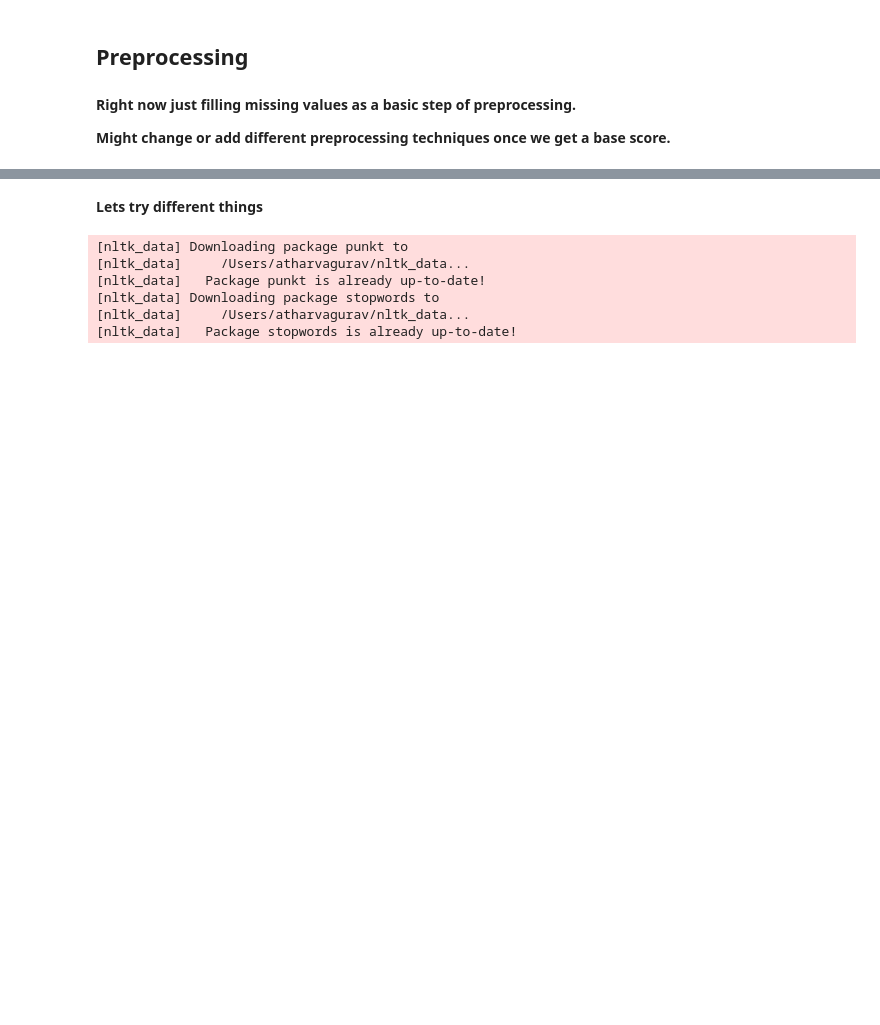
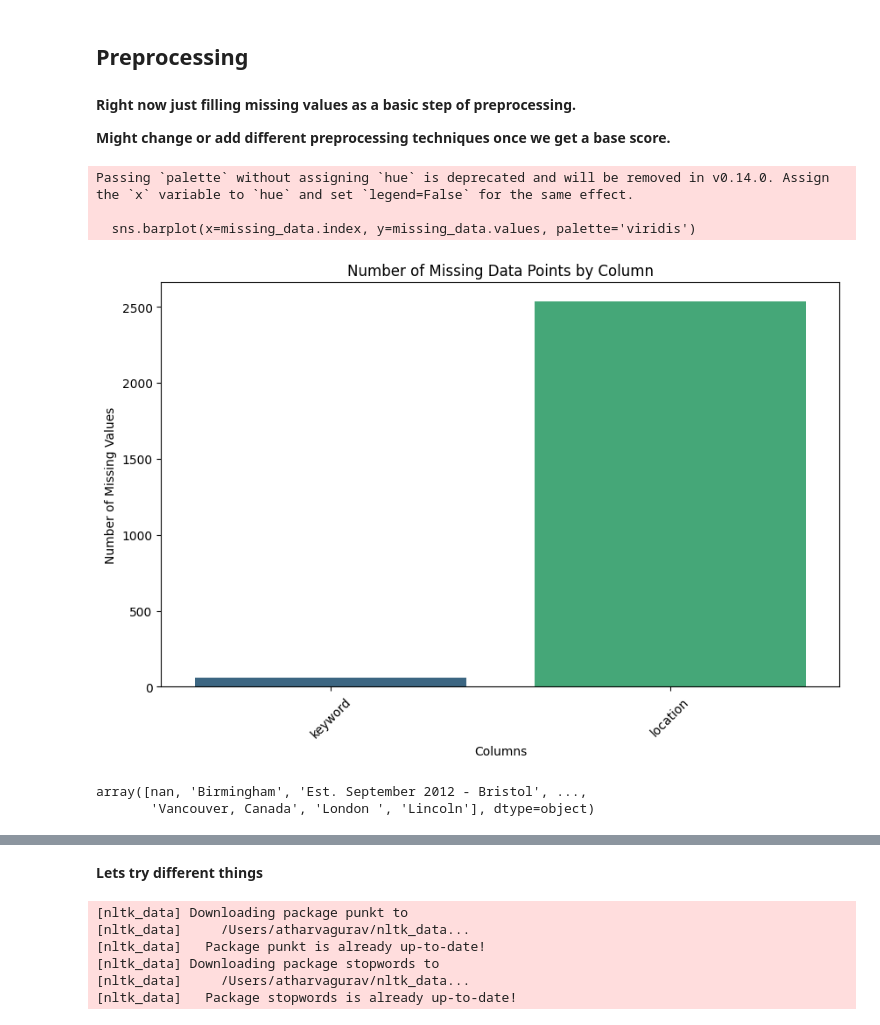
Before and after one commit to Guri10/NLP_Kaggle_Comp, a Jupyter notebook: NLP_Proj_1.ipynb, the cells around one changed output, grey strips where cells are left out. Cells and saved outputs as stored; diff of their text form; code cells hidden in the pictures; blank space fills up the shorter version.

```diff
--- a/NLP_Proj_1.ipynb
+++ b/NLP_Proj_1.ipynb
@@ -61,3 +62,33 @@ array([nan, 'ablaze', 'accident', 'aftershock', 'airplane%20accident',
 **Right now just filling missing values as a basic step of preprocessing.**
 
 **Might change or add different preprocessing techniques once we get a base score.**
+# %%
+def visualize_missing_data(df):
+    """
+    This function takes a DataFrame and visualizes the number of missing data points in each column.
+    """
+    # Calculating the number of missing data points in each column
+    missing_data = df.isnull().sum()
+    missing_data = missing_data[missing_data > 0]  # Filter out columns that have no missing data
+    missing_data.sort_values(inplace=True)
+
+    # Plotting
+    plt.figure(figsize=(10, 6))  # Setting the figure size
+    sns.barplot(x=missing_data.index, y=missing_data.values, palette='viridis')
+    plt.xlabel('Columns')
+    plt.ylabel('Number of Missing Values')
+    plt.title('Number of Missing Data Points by Column')
+    plt.xticks(rotation=45)  # Rotate labels to avoid overlap
+    plt.show()
+# %%
+visualize_missing_data(train_data)
+# %% [output]
+Passing `palette` without assigning `hue` is deprecated and will be removed in v0.14.0. Assign the `x` variable to `hue` and set `legend=False` for the same effect.
+
+  sns.barplot(x=missing_data.index, y=missing_data.values, palette='viridis')
+[figure, added]
+# %%
+train_data['location'].unique()
+# %% [output]
+array([nan, 'Birmingham', 'Est. September 2012 - Bristol', ...,
+       'Vancouver, Canada', 'London ', 'Lincoln'], dtype=object)
```
Also changed, not shown: parts of 38 cells of this notebook, 12 other files.
